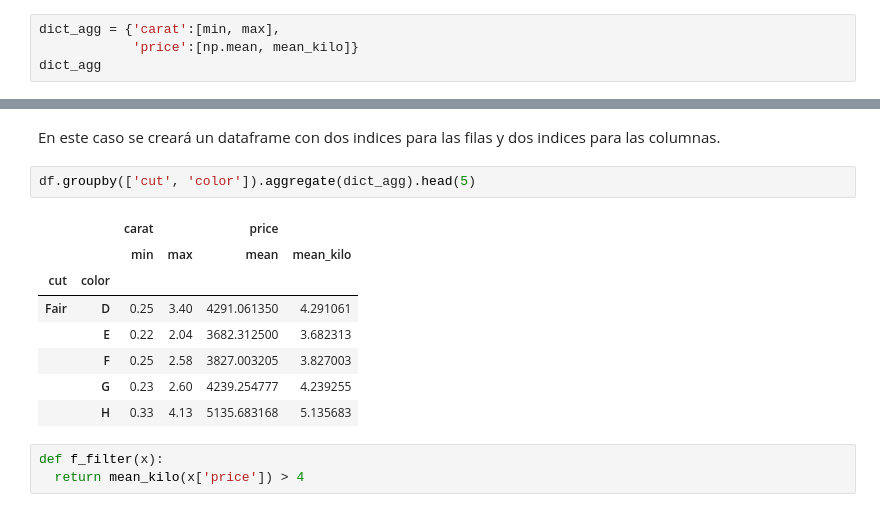
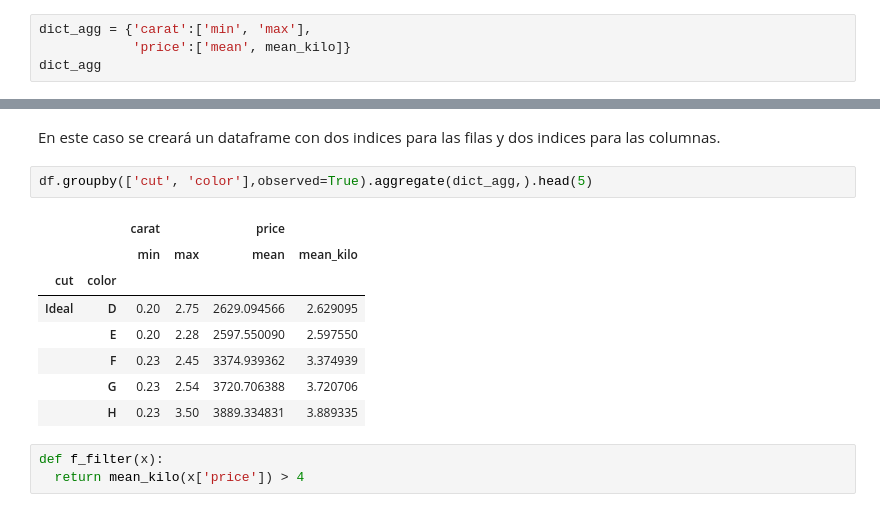
Before and after one commit to alceronDelgado/python-2_sena, a Jupyter notebook: cuaderno#7/07_Group_by.ipynb, the cells around one changed output, grey strips where cells are left out. Cells and saved outputs as stored; diff of their text form.

```diff
--- a/cuaderno#7/07_Group_by.ipynb
+++ b/cuaderno#7/07_Group_by.ipynb
@@ -204,7 +204,7 @@ df.groupby(['cut', 'color'])['price'].aggregate([min, np.mean, 'max', mean_kilo]
 # %% [markdown]
 Tambien podemos crear un diccionario de instrucciones y pasarselo a **aggregate()**. Por ejemplo puedo crear un diccionario donde quiera obtener varios estudios estadisticos.
 # %%
-dict_agg = {'carat':[min, max],
-            'price':[np.mean, mean_kilo]}
+dict_agg = {'carat':['min', 'max'],
+            'price':['mean', mean_kilo]}
 dict_agg
 # %% [output]
@@ -213,16 +212,16 @@ dict_agg
 # %% [markdown]
 En este caso se creará un dataframe con dos indices para las filas y dos indices para las columnas.
 # %%
-df.groupby(['cut', 'color']).aggregate(dict_agg).head(5)
+df.groupby(['cut', 'color'],observed=True).aggregate(dict_agg,).head(5)
 # %% [output]
 |  |  | carat |  | price |  |
 |  |  | min | max | mean | mean_kilo |
 | cut | color |  |  |  |  |
-| Fair | D | 0.25 | 3.40 | 4291.061350 | 4.291061 |
-|  | E | 0.22 | 2.04 | 3682.312500 | 3.682313 |
-|  | F | 0.25 | 2.58 | 3827.003205 | 3.827003 |
-|  | G | 0.23 | 2.60 | 4239.254777 | 4.239255 |
-|  | H | 0.33 | 4.13 | 5135.683168 | 5.135683 |
+| Ideal | D | 0.20 | 2.75 | 2629.094566 | 2.629095 |
+|  | E | 0.20 | 2.28 | 2597.550090 | 2.597550 |
+|  | F | 0.23 | 2.45 | 3374.939362 | 3.374939 |
+|  | G | 0.23 | 2.54 | 3720.706388 | 3.720706 |
+|  | H | 0.23 | 3.50 | 3889.334831 | 3.889335 |
 # %%
 def f_filter(x):
   return mean_kilo(x['price']) > 4
```
Also changed, not shown: parts of 5 cells of this notebook, 1 other file.
